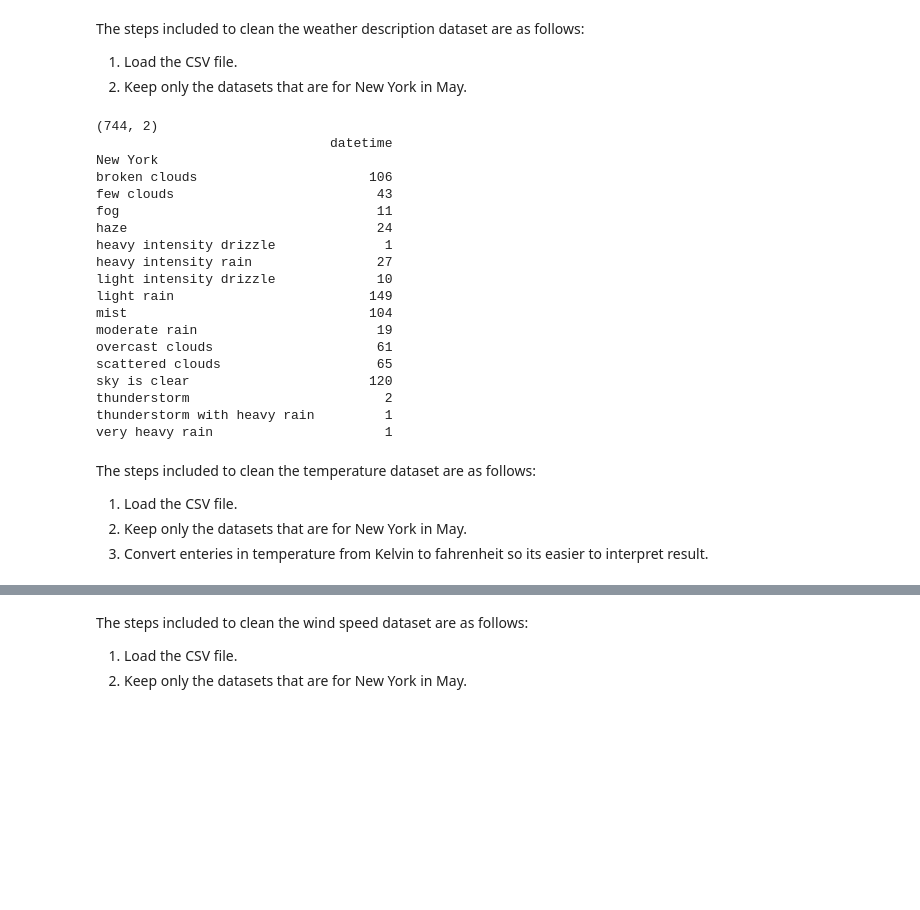
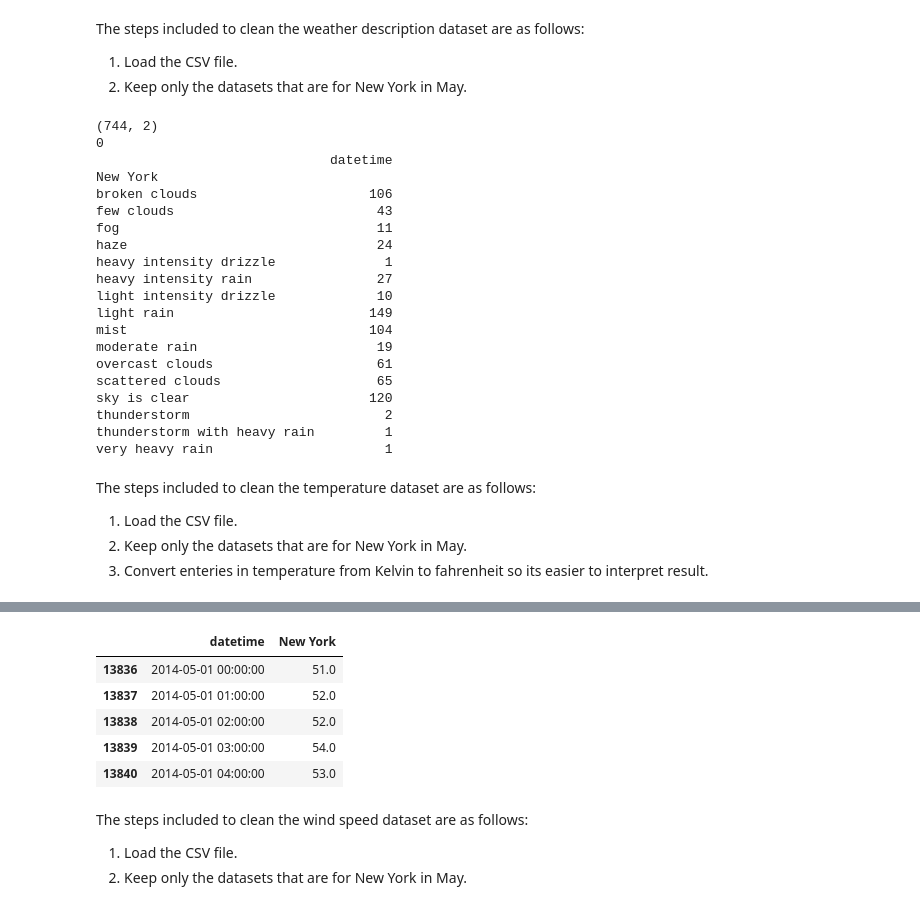
Before and after one commit to zil011/COGS108_Final_Project, a Jupyter notebook: FinalProject.ipynb, the cells around one changed output, grey strips where cells are left out. Cells and saved outputs as stored; diff of their text form; code cells hidden in the pictures; blank space fills up the shorter version.

```diff
--- a/FinalProject.ipynb
+++ b/FinalProject.ipynb
@@ -136,14 +133,19 @@ weather_description_df = pd.read_csv('weather_description.csv')
 #Step 2
 weather_description_df = weather_description_df[['datetime','New York']]
 weather_description_df = weather_description_df[weather_description_df['datetime'].astype(str).str.contains('2014-05')]
-#print to make sure we have 744 enteries after cleaning
+
+# Print to make sure we have 744 enteries and two columns after cleaning
 print(weather_description_df.shape)
 
-# calling count() on the column containing New York data to see the specific content for weather description
+#checking if there are null values
+print(sum(weather_description_df['New York'].isnull()))
+
+# Calling count() on the column containing New York data to see the specific content for weather description
 description_item = weather_description_df.groupby(["New York"]).count()
 print(description_item)
 # %% [output]
 (744, 2)
+0
                               datetime
 New York
 broken clouds                      106
@@ -176,14 +172,16 @@ The steps included to clean the temperature dataset are as follows:
 # %%
 #Step 1
 temperature_df = pd.read_csv('temperature.csv')
-print(temperature_df.shape)
 
 #Step 2
 temperature_df = temperature_df[temperature_df['datetime'].astype(str).str.contains('2014-05')]
 temperature_df = temperature_df[['datetime','New York']]
-#print(temperature_df.head())
-#print to make sure we have 744 enteries after cleaning
+
+# Print to make sure we have 744 enteries and two columns after cleaning.
 print(temperature_df.shape)
+
+#checking if there are null values
+print(sum(temperature_df['New York'].isnull()))
 
 #Step 3
 for i in temperature_df.index.values:
@@ -192,5 +190,5 @@ for i in temperature_df.index.values:
     f_temp_2 = int(str(f_temp)[:2])
     temperature_df.loc[i,'New York'] = f_temp_2
 
-print(temperature_df.head())
+temperature_df.head()
 # %% [output]
@@ -205,3 +197,9 @@ print(temperature_df.head())
+|  | datetime | New York |
+| 13836 | 2014-05-01 00:00:00 | 51.0 |
+| 13837 | 2014-05-01 01:00:00 | 52.0 |
+| 13838 | 2014-05-01 02:00:00 | 52.0 |
+| 13839 | 2014-05-01 03:00:00 | 54.0 |
+| 13840 | 2014-05-01 04:00:00 | 53.0 |
 # %% [markdown]
 The steps included to clean the wind speed dataset are as follows:
 1. Load the CSV file.
```
Also changed, not shown: parts of 18 cells of this notebook.
